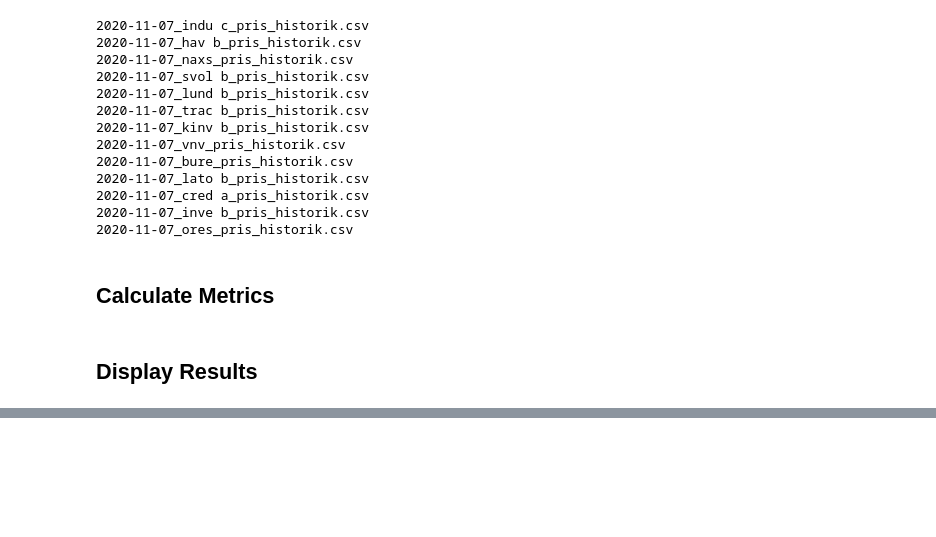
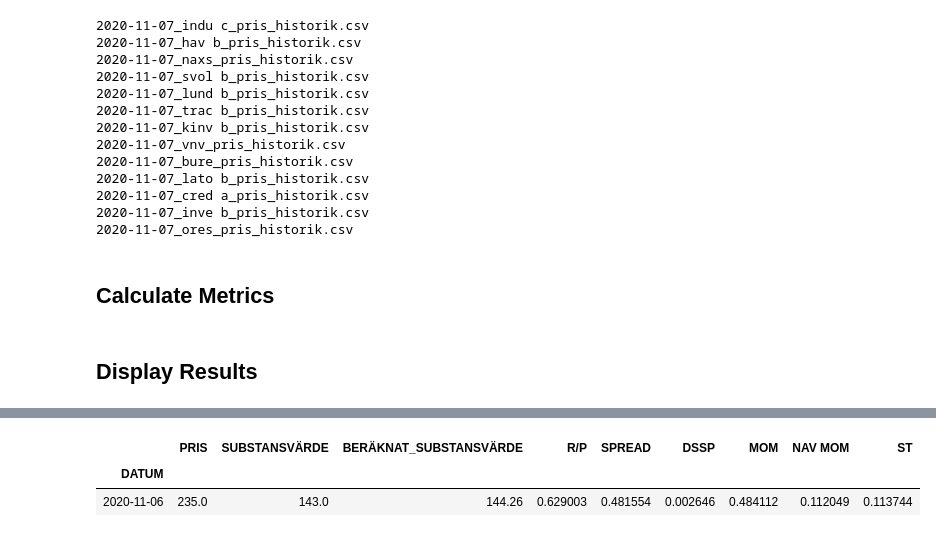
Before and after one commit to webclinic017/Portfolio_Construction, a Jupyter notebook: Equity_Strategies/Investment_Companies.ipynb, the cells around one changed output, grey strips where cells are left out. Drawn from its saved outputs; the diff is of its cells as text; code cells hidden in the pictures; blank space fills up the shorter version.

```diff
--- a/Equity_Strategies/Investment_Companies.ipynb
+++ b/Equity_Strategies/Investment_Companies.ipynb
@@ -218,0 +228,6 @@ INV_COMP_VIEW
+# %%
+comp[-1:]
+# %% [output]
+|  | PRIS | SUBSTANSVÄRDE | BERÄKNAT_SUBSTANSVÄRDE | R/P | SPREAD | DSSP | MOM | NAV MOM | ST |
+| DATUM |  |  |  |  |  |  |  |  |  |
+| 2020-11-06 | 235.0 | 143.0 | 144.26 | 0.629003 | 0.481554 | 0.002646 | 0.484112 | 0.112049 | 0.113744 |
```
Also changed, not shown: parts of 5 cells of this notebook, 1 other file.
